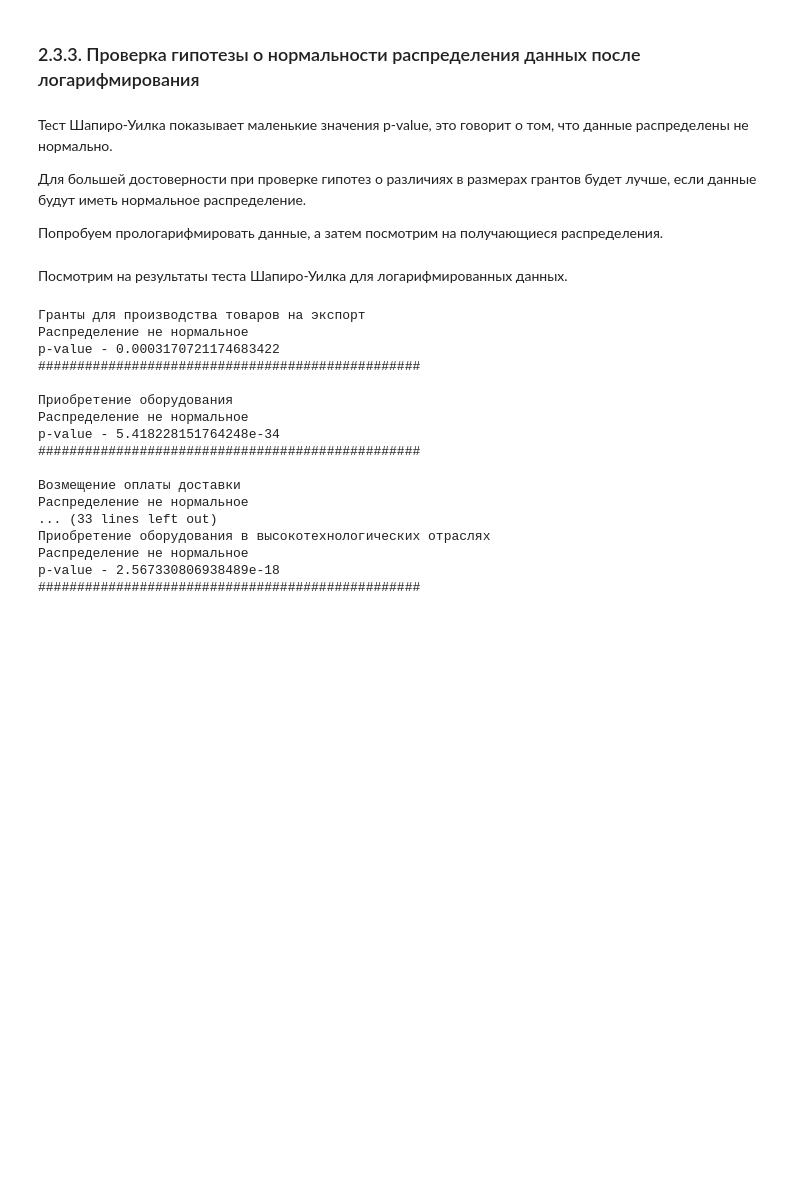
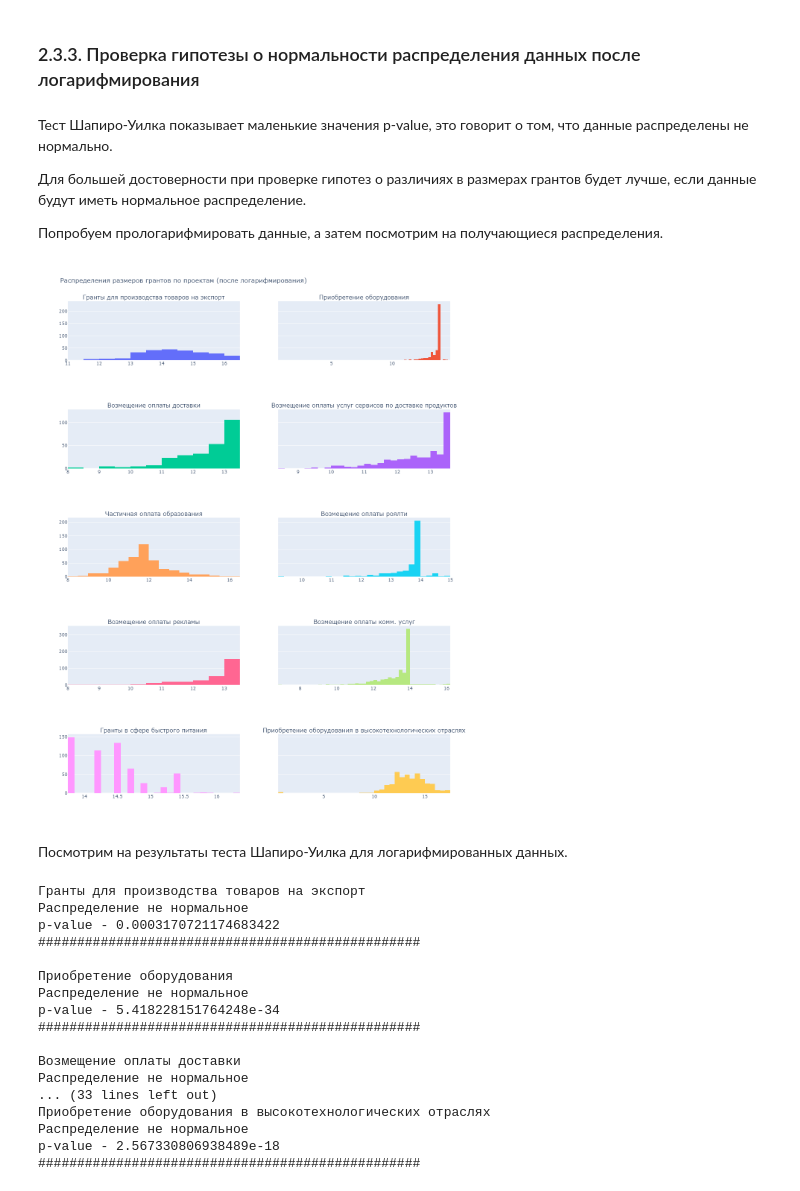
Before and after one commit to mellow-moon/grants_research, a Jupyter notebook: grants_research.ipynb, the cells around one changed output. Drawn from its saved outputs; the diff is of its cells as text; code cells hidden in the pictures; blank space fills up the shorter version.

```diff
--- a/grants_research.ipynb
+++ b/grants_research.ipynb
@@ -584,28 +598,32 @@ p-value - 3.8804460746765466e-33
 # %%
 projects = list(df_to_test['project_name'].unique())
 
 fig = make_subplots(rows=5,
                     cols=2,
                     shared_yaxes=True,
                     subplot_titles=projects)
 
 row=1
 col=1
 
 for project in projects:
     fig.append_trace(go.Histogram(x=np.log1p(df_to_test[df_to_test['project_name'] == project]['amount']), name=project), row, col)
 
     if col % 2 == 0:
         row+=1
         col=0
 
     col+=1
 
 fig.update_layout(title='Распределения размеров грантов по проектам (после логарифмирования)',
                   height=1500,
                   coloraxis=dict(colorscale='Bluered_r'),
                   showlegend=False)
 fig.show()
+
+display(Image(filename='img/grants_distribution_by_project_log.png', width=800))
+# %% [output]
+[figure, added]
 # %% [markdown]
 Посмотрим на результаты теста Шапиро-Уилка для логарифмированных данных.
 # %%
```
Also changed, not shown: parts of 10 cells of this notebook, 10 other files.
